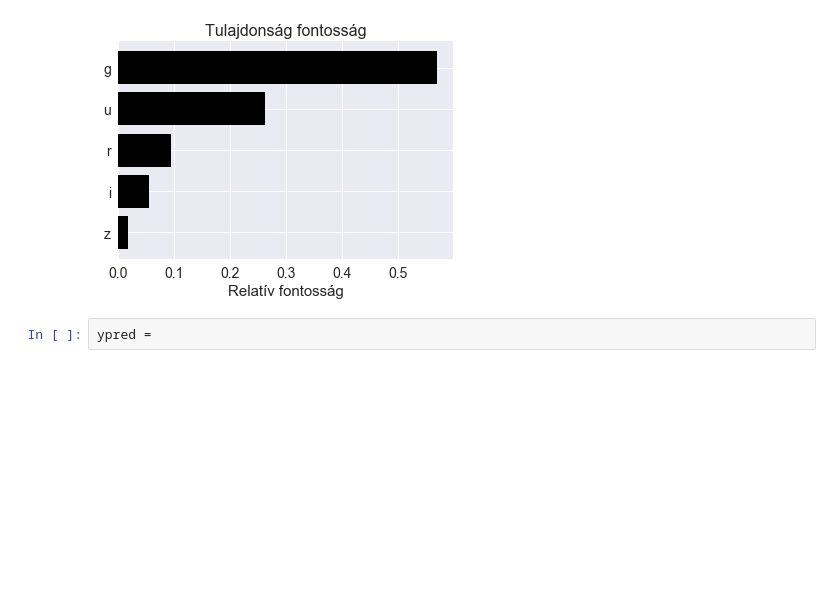
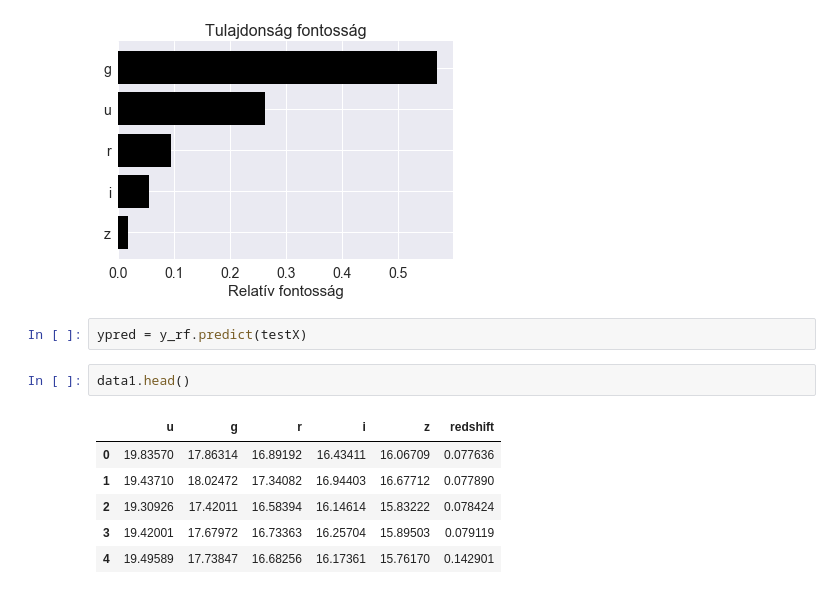
Before and after one commit to hbendeguz/PhotoZ, a Jupyter notebook: DataExp.ipynb, the cells around one changed output. Saved outputs shown, nothing was run; the diff lists cells and outputs as text; blank space fills up the shorter version.

```diff
--- a/DataExp.ipynb
+++ b/DataExp.ipynb
@@ -136,5 +135,14 @@ plt.show()
 f.savefig('relf.pdf', bbox_inches = 'tight')
 # %% [output]
 [figure]
-# %%
-ypred =
+# %%
+ypred = y_rf.predict(testX)
+# %%
+data1.head()
+# %% [output]
+|  | u | g | r | i | z | redshift |
+| 0 | 19.83570 | 17.86314 | 16.89192 | 16.43411 | 16.06709 | 0.077636 |
+| 1 | 19.43710 | 18.02472 | 17.34082 | 16.94403 | 16.67712 | 0.077890 |
+| 2 | 19.30926 | 17.42011 | 16.58394 | 16.14614 | 15.83222 | 0.078424 |
+| 3 | 19.42001 | 17.67972 | 16.73363 | 16.25704 | 15.89503 | 0.079119 |
+| 4 | 19.49589 | 17.73847 | 16.68256 | 16.17361 | 15.76170 | 0.142901 |
```
Also changed, not shown: parts of 6 cells of this notebook, 15 other files.
